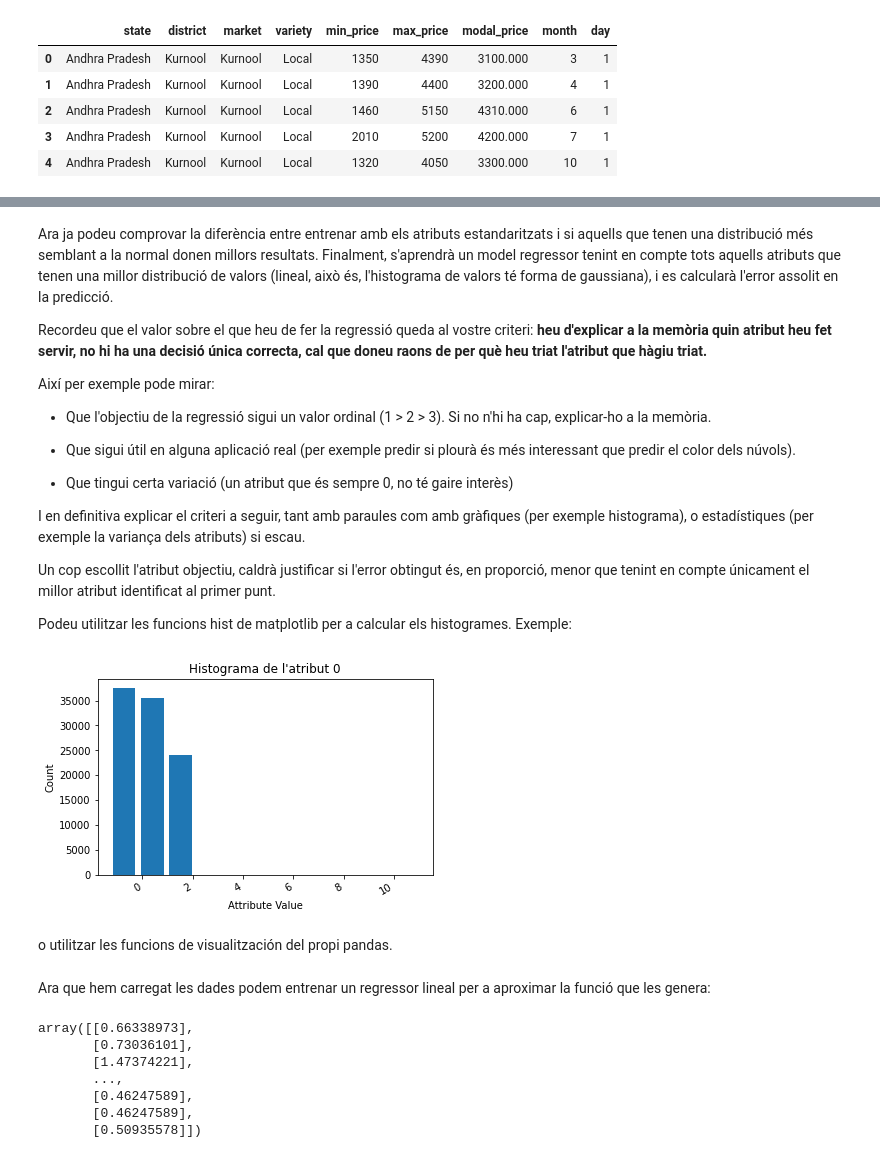
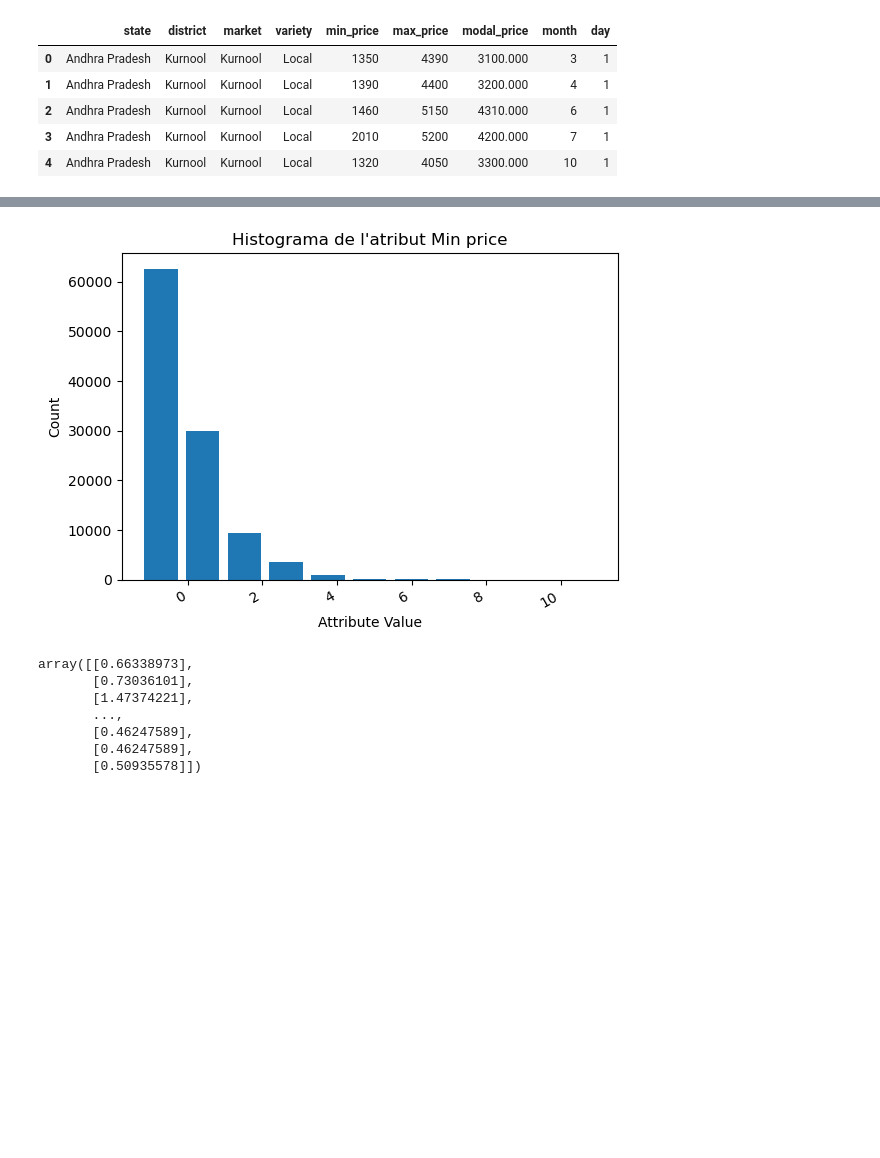
Before and after one commit to jonaprg/Onion-Price-prediction-using-regression, a Jupyter notebook: Practica1-RegressionGPA404.ipynb, the cells around one changed output, grey strips where cells are left out. Saved outputs shown, nothing was run; the diff lists cells and outputs as text; code cells hidden in the pictures; blank space fills up the shorter version.

```diff
--- a/Practica1-RegressionGPA404.ipynb
+++ b/Practica1-RegressionGPA404.ipynb
@@ -297,39 +327,15 @@ sns.heatmap(correlation_df_state_price.corr(), annot=True)
 [figure]
-# %% [markdown]
-Ara ja podeu comprovar la diferència entre entrenar amb els atributs estandaritzats i si aquells que tenen una distribució més semblant a la normal donen millors resultats.
-Finalment, s'aprendrà un model regressor tenint en compte tots aquells atributs que tenen una millor distribució de valors (lineal, això és, l'histograma de valors té forma de gaussiana), i es calcularà l'error assolit en la predicció.
-
-Recordeu que el valor sobre el que heu de fer la regressió queda al vostre criteri: **heu d'explicar a la memòria quin atribut heu fet servir, no hi ha una decisió única correcta, cal que doneu raons de per què heu triat l'atribut que hàgiu triat.**
-
-Així per exemple pode mirar:
-
-* Que l'objectiu de la regressió sigui un valor ordinal (1 > 2 > 3). Si no n'hi ha cap, explicar-ho a la memòria.
-
-* Que sigui útil en alguna aplicació real (per exemple predir si plourà és més interessant que predir el color dels núvols).
-
-* Que tingui certa variació (un atribut que és sempre 0, no té gaire interès)
-
-I en definitiva explicar el criteri a seguir, tant amb paraules com amb gràfiques (per exemple histograma), o estadístiques (per exemple la variança dels atributs) si escau.
-
-Un cop escollit l'atribut objectiu, caldrà justificar si l'error obtingut és, en proporció, menor que tenint en compte únicament el millor atribut identificat al primer punt.
-
-Podeu utilitzar les funcions hist de matplotlib per a calcular els histogrames. Exemple:
 # %%
 plt.figure()
-plt.title("Histograma de l'atribut 0")
+plt.title("Histograma de l'atribut Min price")
 plt.xlabel("Attribute Value")
 plt.ylabel("Count")
 
-plt.hist(train_df_x_norm[:,3], bins=11, range=[np.min(train_df_x_norm[:,0]), np.max(train_df_x_norm[:,0])], histtype="bar", rwidth=0.8)
+plt.hist(train_df_x_norm[:,0], bins=11, range=[np.min(train_df_x_norm[:,0]), np.max(train_df_x_norm[:,0])], histtype="bar", rwidth=0.8)
 plt.gcf().autofmt_xdate()
-#plt.savefig("images/hist_standarize" + str(i) + ".png", dpi = 300, bbox_inches = 'tight')
 plt.show()
 # %% [output]
-[figure, old version]
+[figure, new version]
-# %% [markdown]
-o utilitzar les funcions de visualitzación del propi pandas.
-# %% [markdown]
-Ara que hem carregat les dades podem entrenar un regressor lineal per a aproximar la funció que les genera:
 # %%
 train_df_y_norm
 # %% [output]
```
Also changed, not shown: parts of 36 cells of this notebook.
